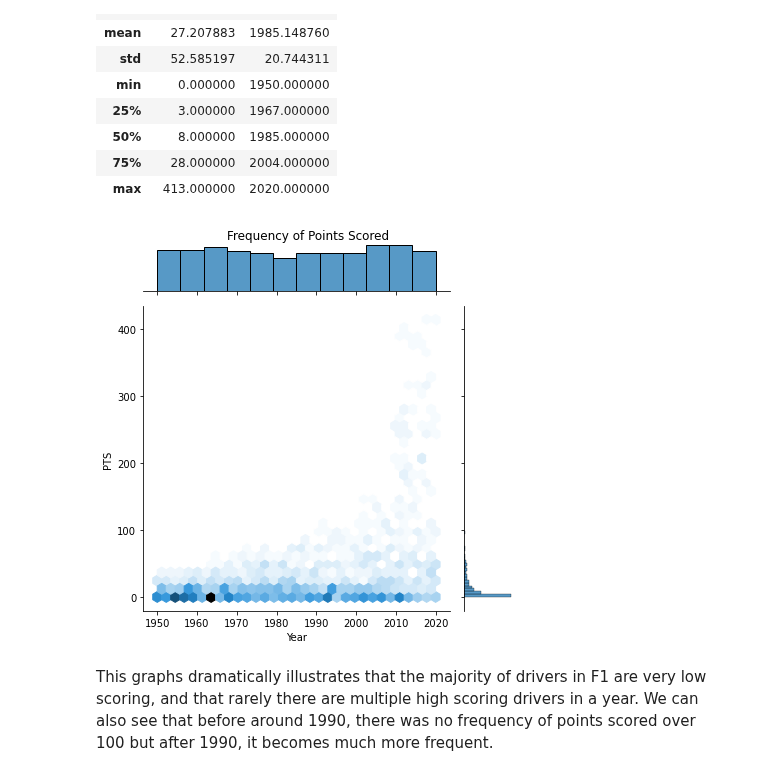
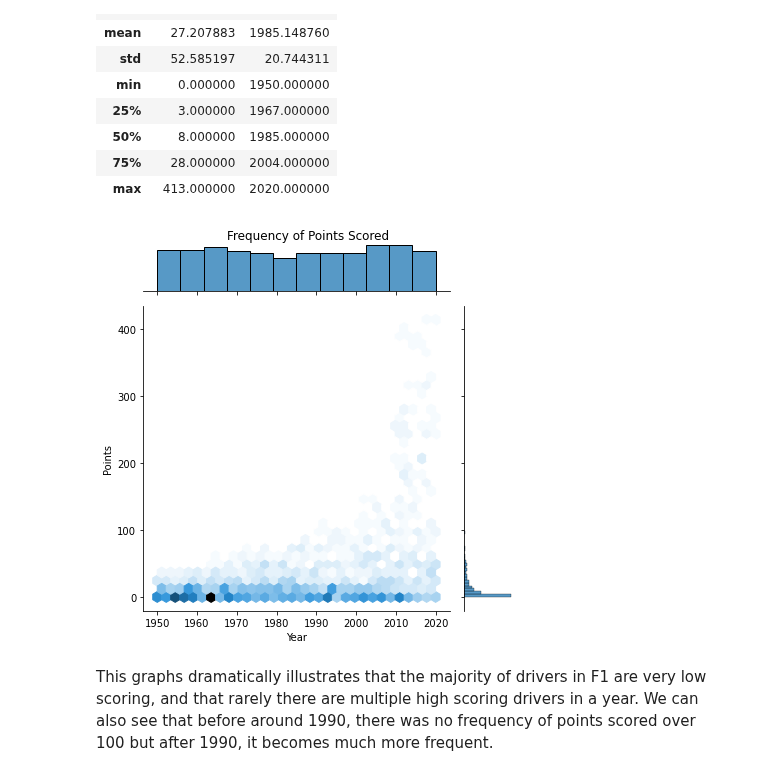
Before and after one commit to data301-2021-winter1/project-group12, a Jupyter notebook: notebooks/JordanK.ipynb, the cells around one changed output. Saved outputs shown, nothing was run; the diff lists cells and outputs as text; code cells hidden in the pictures.

```diff
--- a/notebooks/JordanK.ipynb
+++ b/notebooks/JordanK.ipynb
@@ -38,10 +38,11 @@ f1data.describe().apply(lambda s: s.apply(lambda x: format(x, 'f')))
 # %%
 hex=sns.jointplot(x=f1data["Year"], y=f1data["PTS"], kind="hex")
 hex.fig.suptitle("Frequency of Points Scored")
 hex.fig.tight_layout()
+hex.ax_joint.set_ylabel("Points")
 hex.fig.subplots_adjust(top=0.95)
 # %% [output]
-[figure, old version]
+[figure, new version]
 # %% [markdown]
 This graphs dramatically illustrates that the majority of drivers in F1 are very low scoring, and that rarely there are multiple high scoring drivers in a year. We can also see that before around 1990, there was no frequency of points scored over 100 but after 1990, it becomes much more frequent.
 # %%
```
Also changed, not shown: parts of 10 cells of this notebook, 1 other file.
